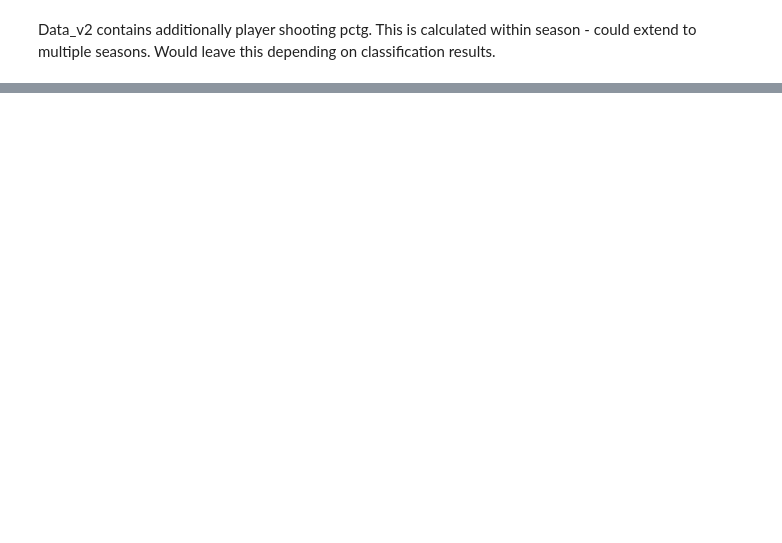
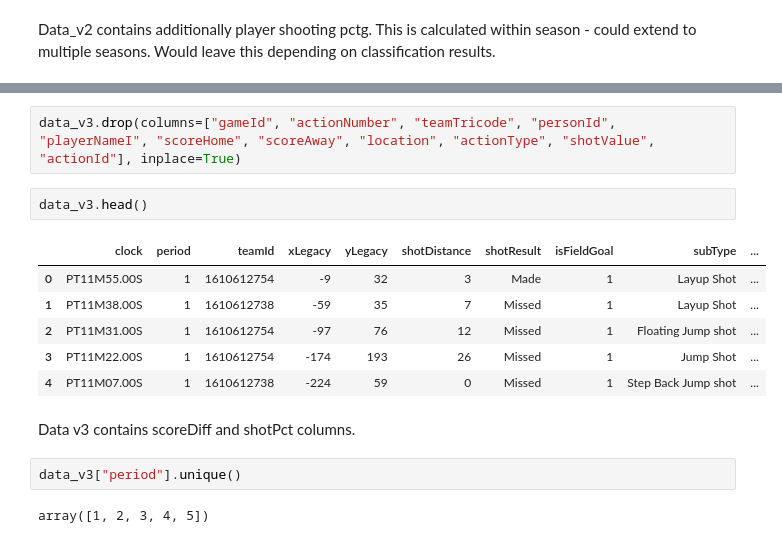
Before and after one commit to leschad/4IZ451, a Jupyter notebook: player_profiles.ipynb, the cells around one changed output, grey strips where cells are left out. Saved outputs shown, nothing was run; the diff lists cells and outputs as text; blank space fills up the shorter version.

```diff
--- a/player_profiles.ipynb
+++ b/player_profiles.ipynb
@@ -153,0 +246,17 @@ test.to_csv("data_v2", index=False)
+# %%
+data_v3.drop(columns=["gameId", "actionNumber", "teamTricode", "personId", "playerNameI", "scoreHome", "scoreAway", "location", "actionType", "shotValue", "actionId"], inplace=True)
+# %%
+data_v3.head()
+# %% [output]
+|  | clock | period | teamId | xLegacy | yLegacy | shotDistance | shotResult | isFieldGoal | subType | ... |
+| 0 | PT11M55.00S | 1 | 1610612754 | -9 | 32 | 3 | Made | 1 | Layup Shot | ... |
+| 1 | PT11M38.00S | 1 | 1610612738 | -59 | 35 | 7 | Missed | 1 | Layup Shot | ... |
+| 2 | PT11M31.00S | 1 | 1610612754 | -97 | 76 | 12 | Missed | 1 | Floating Jump shot | ... |
+| 3 | PT11M22.00S | 1 | 1610612754 | -174 | 193 | 26 | Missed | 1 | Jump Shot | ... |
+| 4 | PT11M07.00S | 1 | 1610612738 | -224 | 59 | 0 | Missed | 1 | Step Back Jump shot | ... |
+# %% [markdown]
+Data v3 contains scoreDiff and shotPct columns.
+# %%
+data_v3["period"].unique()
+# %% [output]
+array([1, 2, 3, 4, 5])
```
Also changed, not shown: parts of 29 cells of this notebook, 2 other files.
